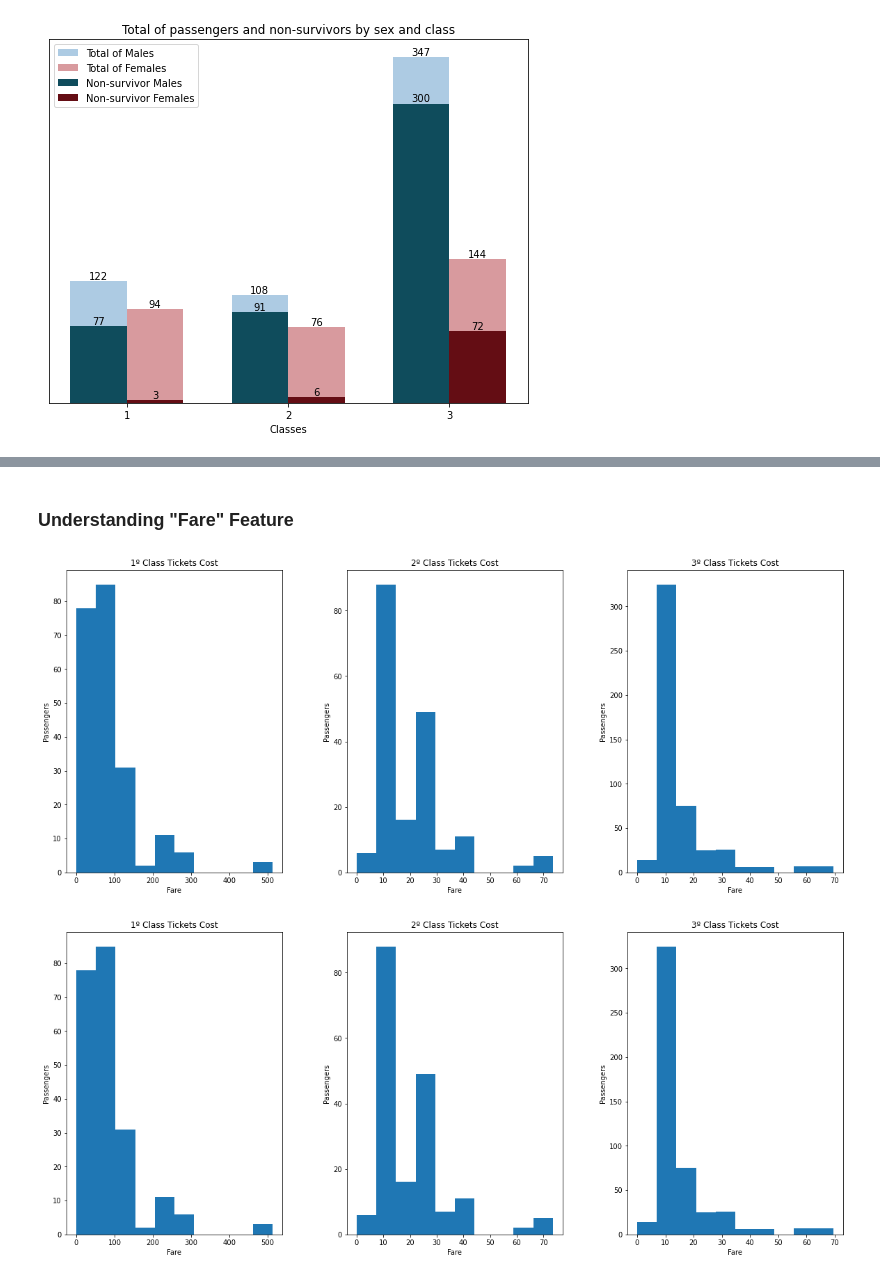
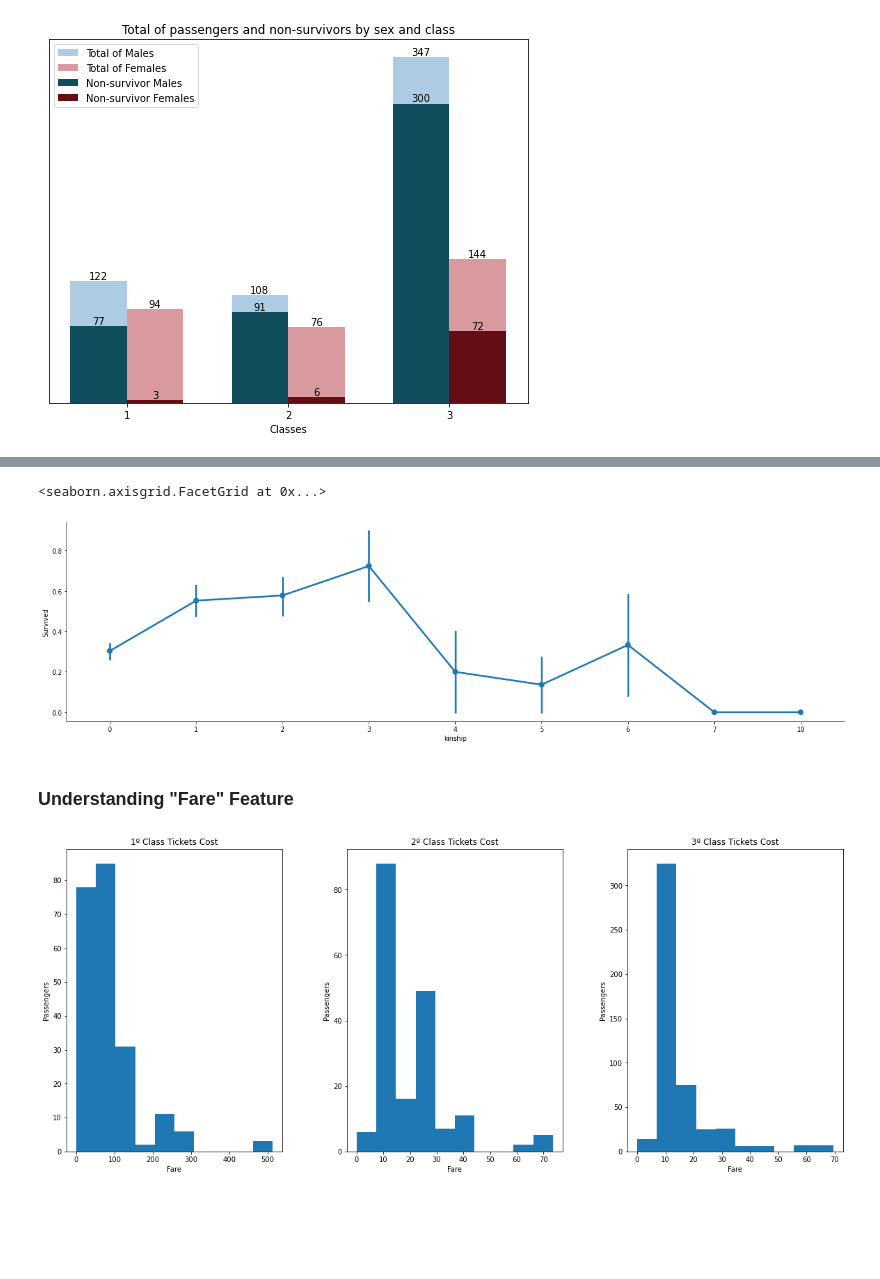
Before and after one commit to faustofcjr/artificial-intelligence, a Jupyter notebook: kaggle/titanic/base.ipynb, the cells around one changed output, grey strips where cells are left out. Drawn from its saved outputs; the diff is of its cells as text; code cells hidden in the pictures; blank space fills up the shorter version.

```diff
--- a/kaggle/titanic/base.ipynb
+++ b/kaggle/titanic/base.ipynb
@@ -244,20 +267,12 @@ fig.tight_layout()
+# %%
+df_train["kinship"] = df_train["SibSp"] + df_train['Parch']
+# %%
+sns.catplot(data = df_train, x="kinship",  y="Survived", kind="point", aspect=3.0)
+# %% [output]
+<seaborn.axisgrid.FacetGrid at 0x...>
+[figure, added]
 # %% [markdown]
 ### Understanding "Fare" Feature
-# %%
-nclass = 3
-fig, axes = plt.subplots(1, nclass, figsize=(20, 8))
-
-for i in range(nclass):
-    pclass = i + 1
-    dataframe = df_train[df_train.Pclass == pclass]
-    dataframe.hist(column="Fare", bins=10, ax=axes[i])
-
-    axes[i].grid(False)
-    axes[i].set_xlabel('Fare')
-    axes[i].set_ylabel('Passengers')
-    axes[i].set_title('{}º Class Tickets Cost'.format(pclass))
-# %% [output]
-[figure, removed]
 # %%
 nclass = 3
 fig, axes = plt.subplots(1, nclass, figsize=(20, 8))
```
Also changed, not shown: parts of 11 cells of this notebook, 1 other file.
